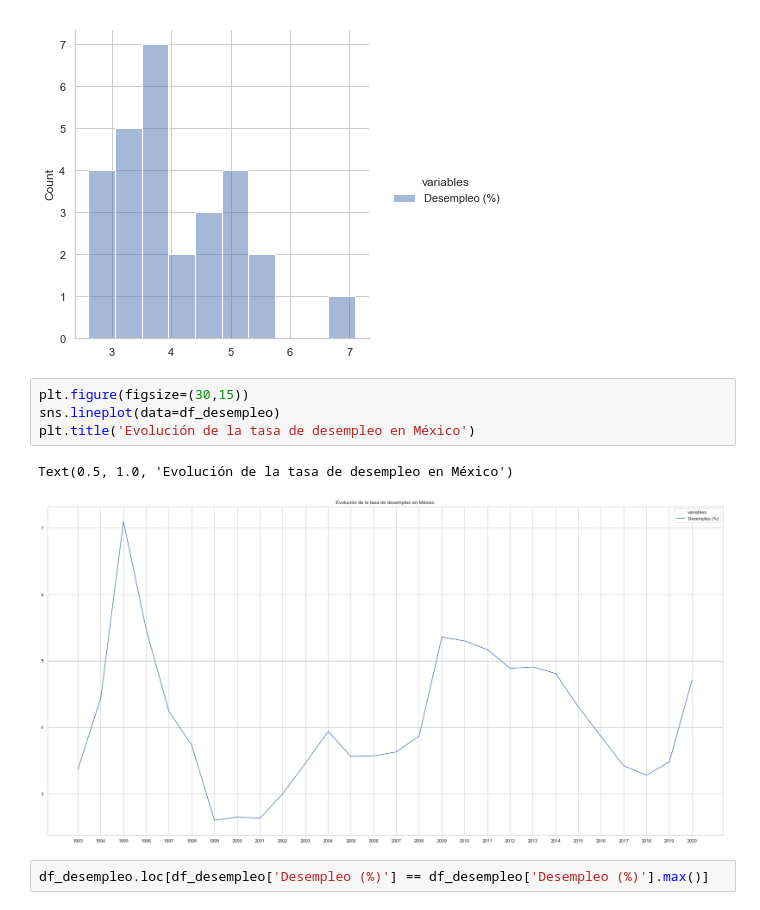
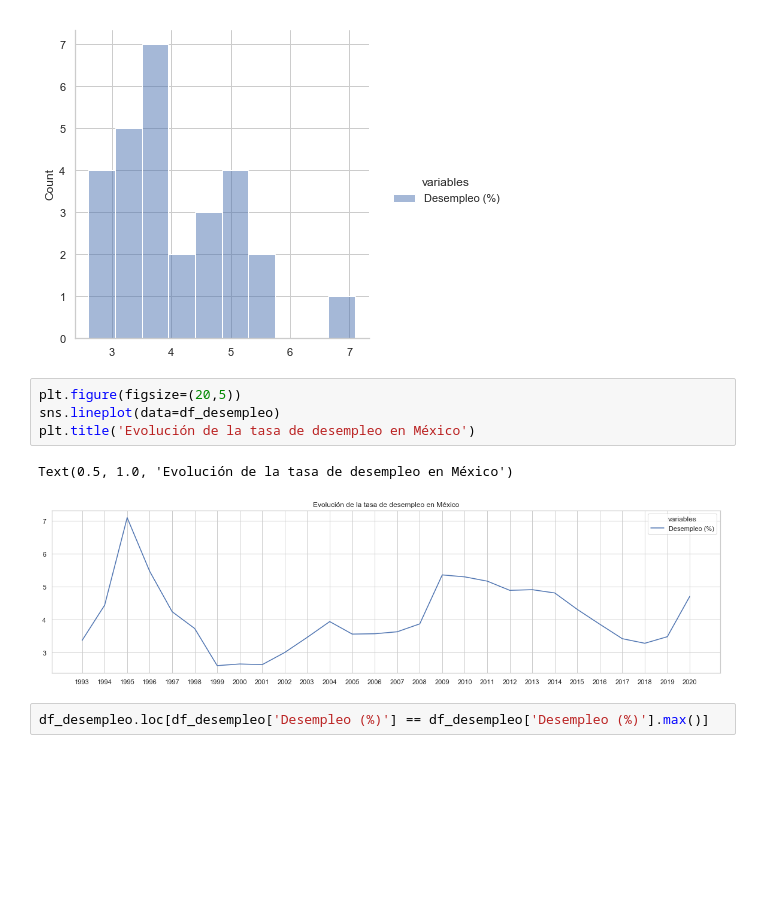
Before and after one commit to Afri-cola/Kschool-TFM, a Jupyter notebook: Edit_Desempleo.ipynb, the cells around one changed output. Saved outputs shown, nothing was run; the diff lists cells and outputs as text; blank space fills up the shorter version.

```diff
--- a/Edit_Desempleo.ipynb
+++ b/Edit_Desempleo.ipynb
@@ -59,12 +59,12 @@ sns.displot(df_desempleo, bins=10)
 <seaborn.axisgrid.FacetGrid at 0x...>
 [figure]
 # %%
-plt.figure(figsize=(30,15))
+plt.figure(figsize=(20,5))
 sns.lineplot(data=df_desempleo)
 plt.title('Evolución de la tasa de desempleo en México')
 # %% [output]
 Text(0.5, 1.0, 'Evolución de la tasa de desempleo en México')
-[figure, old version]
+[figure, new version]
 # %%
 df_desempleo.loc[df_desempleo['Desempleo (%)'] == df_desempleo['Desempleo (%)'].max()]
 # %% [output]
```
